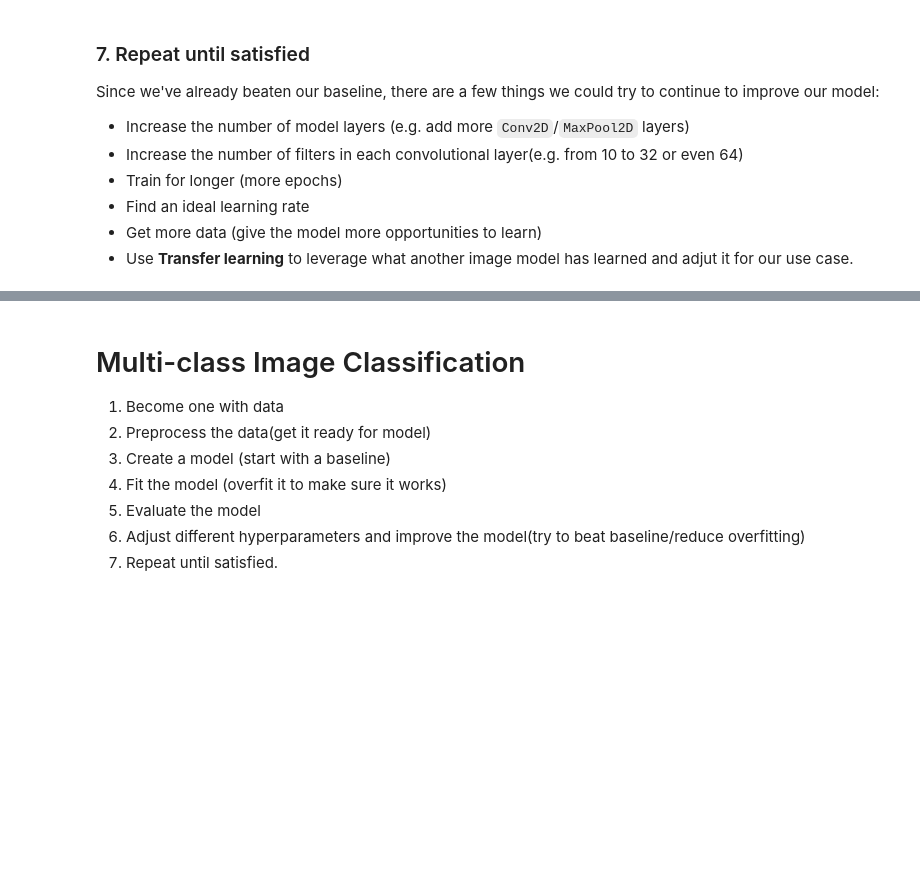
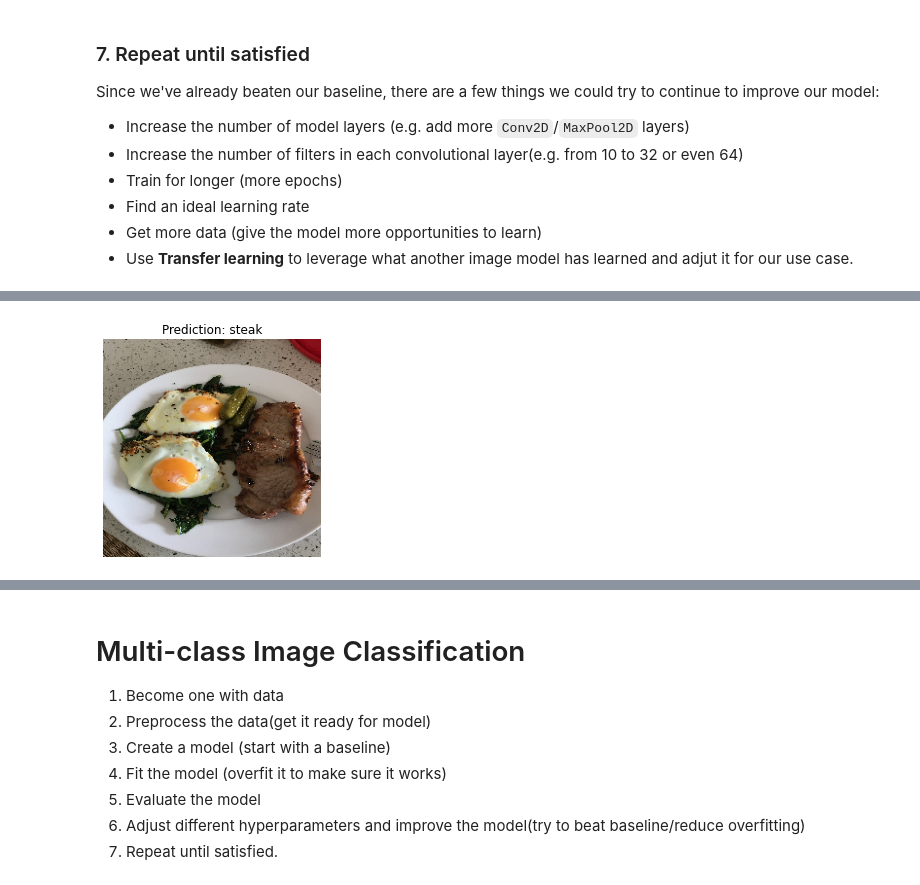
Before and after one commit to Himagination/TensorFlow_Developer, a Jupyter notebook: 03_Computer_Vision_TensorFlow.ipynb, the cells around one changed output, grey strips where cells are left out. Cells and saved outputs as stored; diff of their text form; code cells hidden in the pictures; blank space fills up the shorter version.

```diff
--- a/03_Computer_Vision_TensorFlow.ipynb
+++ b/03_Computer_Vision_TensorFlow.ipynb
@@ -868,0 +894,18 @@ Since we've already beaten our baseline, there are a few things we could try to
+# %%
+# Create a function to import and resize it as per model
+def load_and_prep_image(filename, img_shape=224):
+  """
+  Reads an image from filename, turns it into a tensor
+  and reshape to (img_shape, img_sahpe, color_channels)
+  """
+  # Read the image
+  img = tf.io.read_file(filename)
+  # Decode the read file into tensor
+  img = tf.image.decode_image(img)
+  # Resize the image
+  img = tf.image.resize(img, size=[img_shape, img_shape])
+  # Rescale the image
+  img = img/255.
+  return img
+
+steak = load_and_prep_image("/content/03-steak.jpeg")
@@ -868,0 +924,19 @@ Since we've already beaten our baseline, there are a few things we could try to
+# %%
+def pred_and_plot(model, filename, class_names=class_names):
+  """
+  Imports an image located at filename, makes a prediction with model
+  and plots the image with the predicted class as the title.
+  """
+  img = load_and_prep_image(filename)
+  # Make prediction
+  pred = model.predict(tf.expand_dims(img, axis=0))
+  # Get the predicted class
+  pred_class = class_names[int(tf.round(pred))]
+  # Plot the image and predicted class
+  plt.imshow(img)
+  plt.title(f"Prediction: {pred_class}")
+  plt.axis(False);
+# %%
+pred_and_plot(model_7, "03-steak.jpeg")
+# %% [output]
+[figure, added]
```
Also changed, not shown: parts of 43 cells of this notebook.
